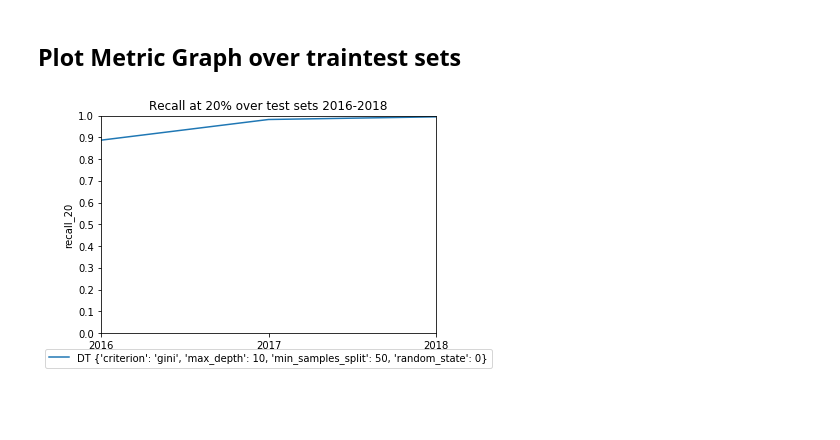
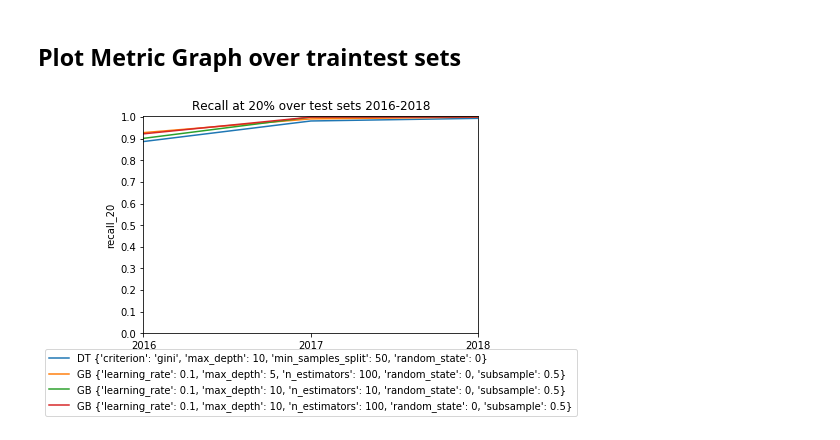
Before and after one commit to laurenjli/ml-nc-recidivism, a Jupyter notebook: source/bestmodels_overall.ipynb, the cells around one changed output. Saved outputs shown, nothing was run; the diff lists cells and outputs as text; code cells hidden in the pictures; blank space fills up the shorter version.

Commit message:
included 2018 all models

```diff
--- a/source/bestmodels_overall.ipynb
+++ b/source/bestmodels_overall.ipynb
@@ -12,10 +12,10 @@ r2016_2 = pd.read_csv("results/results_2016-others.csv")
 r2017_1 = pd.read_csv("results/results_2017-RF,DT,LR.csv")
 r2017_2 = pd.read_csv("results/results_2017-others.csv")
 r2018_1 = pd.read_csv("results/results_2018-RF,DT,LR.csv")
-#r2018_2 = pd.read_csv("results/results_2018-others.csv")
+r2018_2 = pd.read_csv("results/results_2018-others.csv")
 
 results = pd.DataFrame(columns=r2016_1.columns)
-r = [r2016_1, r2016_2, r2017_1, r2017_2, r2018_1] #, r2018_2]
+r = [r2016_1, r2016_2, r2017_1, r2017_2, r2018_1, r2018_2]
 for df in r:
     results = results.append(df)
 # %%
@@ -132,14 +134,16 @@ pp.get_stability_score([results2016,results2017,results2018], metric, cols)
 # %%
 # To be edited to the graphs we want
 
 metric='recall_20'
-model_and_para = [('DT', "{'criterion': 'gini', 'max_depth': 10, 'min_samples_split': 50, 'random_state': 0}")]
+model_and_para = [('DT', "{'criterion': 'gini', 'max_depth': 10, 'min_samples_split': 50, 'random_state': 0}"),
+                  ('GB', "{'learning_rate': 0.1, 'max_depth': 5, 'n_estimators': 100, 'random_state': 0, 'subsample': 0.5}"),
+                  ('GB', "{'learning_rate': 0.1, 'max_depth': 10, 'n_estimators': 10, 'random_state': 0, 'subsample': 0.5}"),
+                  ('GB', "{'learning_rate': 0.1, 'max_depth': 10, 'n_estimators': 100, 'random_state': 0, 'subsample': 0.5}")]
 # ADD MORE PLOTS HERE
-
 
 baseline= None #[0.091554, 0.094994, 0.047992]
 title='Recall at 20% over test sets 2016-2018'
 filename='recall_test2016-2018'
 pp.get_metric_graph(results, metric, model_and_para, baseline, time_col, test_years, title, filename, save=False)
 # %% [output]
-[figure, old version]
+[figure, new version]
```
Also changed, not shown: parts of 5 cells of this notebook.
